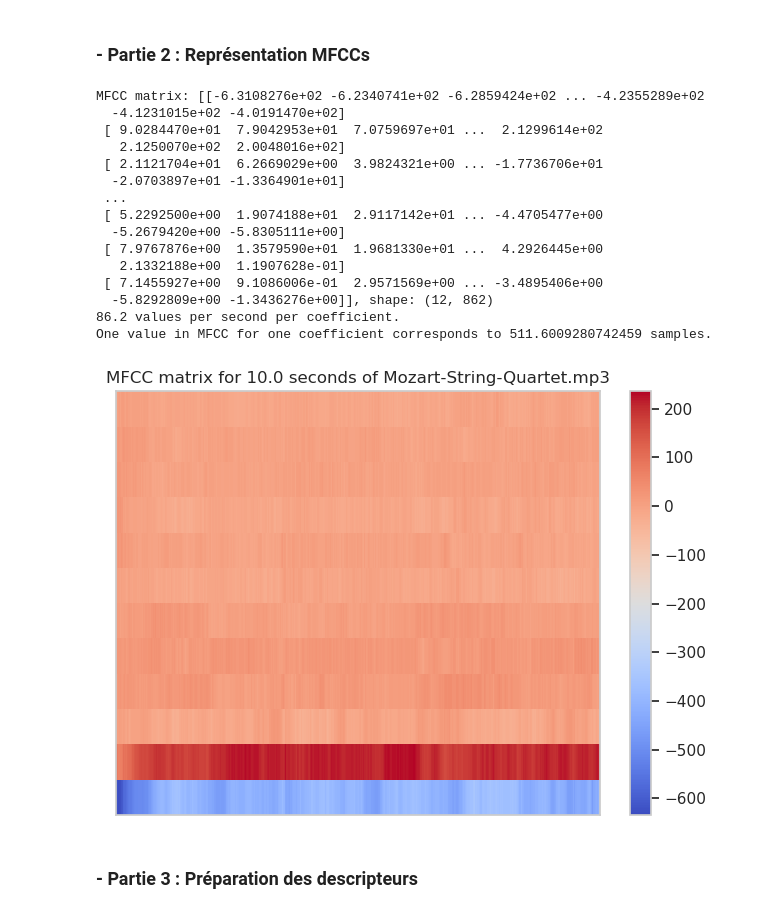
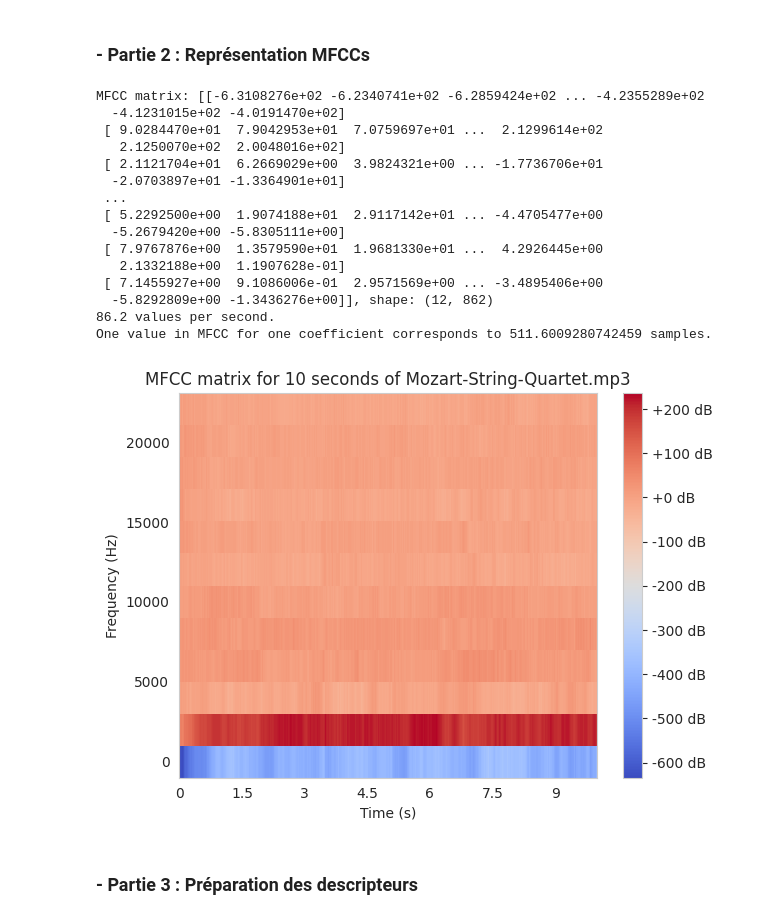
Before and after one commit to NotTheStallion/music-ai, a Jupyter notebook: tp-1_AIM.ipynb, the cells around one changed output. Cells and saved outputs as stored; diff of their text form; code cells hidden in the pictures.

```diff
--- a/tp-1_AIM.ipynb
+++ b/tp-1_AIM.ipynb
@@ -72,45 +67,42 @@ Expected duration: 268 seconds.
 from librosa.feature import mfcc
 
 n_bande_freq = 12
-duration_ = 10.0
+duration_ = 10
 
-# Load the audio file for the specified duration
 ts, sr = load(audio_path, duration=duration_, sr=None)
 
-# Compute the MFCCs
 mfcc_ = mfcc(y=ts, sr=sr, n_mfcc=n_bande_freq)
 print(f"MFCC matrix: {mfcc_}, shape: {mfcc_.shape}")
 
-# Calculate the number of values per second for each coefficient
 values_per_second = mfcc_.shape[1] / duration_
-print(f"{values_per_second} values per second per coefficient.")
+print(f"{values_per_second} values per second.")
 
-# Calculate the number of audio samples corresponding to one value
 samples_per_value = sr / values_per_second
 print(f"One value in MFCC for one coefficient corresponds to {samples_per_value} samples.")
 
-# Display the MFCC matrix
-specshow(mfcc_, sr=sr)
+specshow(mfcc_, sr=sr, x_axis='time', y_axis='hz')
 plt.title(f"MFCC matrix for {duration_} seconds of {audio_path.split('/')[-1]}")
-plt.colorbar()
+plt.colorbar(format='%+2.0f dB')
+plt.xlabel('Time (s)')
+plt.ylabel('Frequency (Hz)')
 plt.tight_layout()
 plt.show()
 # %% [output]
 MFCC matrix: [[-6.3108276e+02 -6.2340741e+02 -6.2859424e+02 ... -4.2355289e+02
   -4.1231015e+02 -4.0191470e+02]
  [ 9.0284470e+01  7.9042953e+01  7.0759697e+01 ...  2.1299614e+02
    2.1250070e+02  2.0048016e+02]
  [ 2.1121704e+01  6.2669029e+00  3.9824321e+00 ... -1.7736706e+01
   -2.0703897e+01 -1.3364901e+01]
  ...
  [ 5.2292500e+00  1.9074188e+01  2.9117142e+01 ... -4.4705477e+00
   -5.2679420e+00 -5.8305111e+00]
  [ 7.9767876e+00  1.3579590e+01  1.9681330e+01 ...  4.2926445e+00
    2.1332188e+00  1.1907628e-01]
  [ 7.1455927e+00  9.1086006e-01  2.9571569e+00 ... -3.4895406e+00
   -5.8292809e+00 -1.3436276e+00]], shape: (12, 862)
-86.2 values per second per coefficient.
+86.2 values per second.
 One value in MFCC for one coefficient corresponds to 511.6009280742459 samples.
-[figure, old version]
+[figure, new version]
 # %% [markdown]
 ### - Partie 3 : Préparation des descripteurs
```
Also changed, not shown: parts of 22 cells of this notebook.
